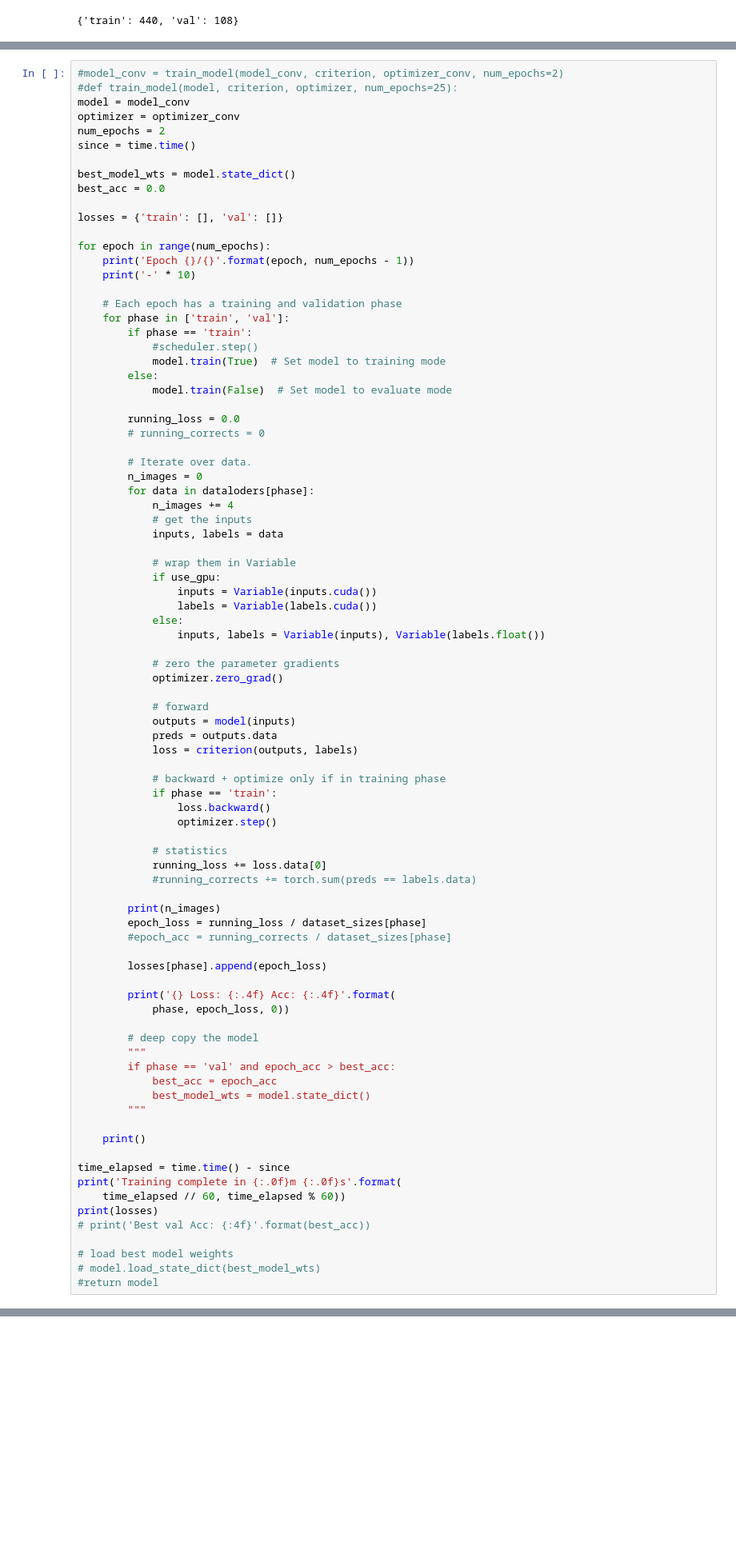
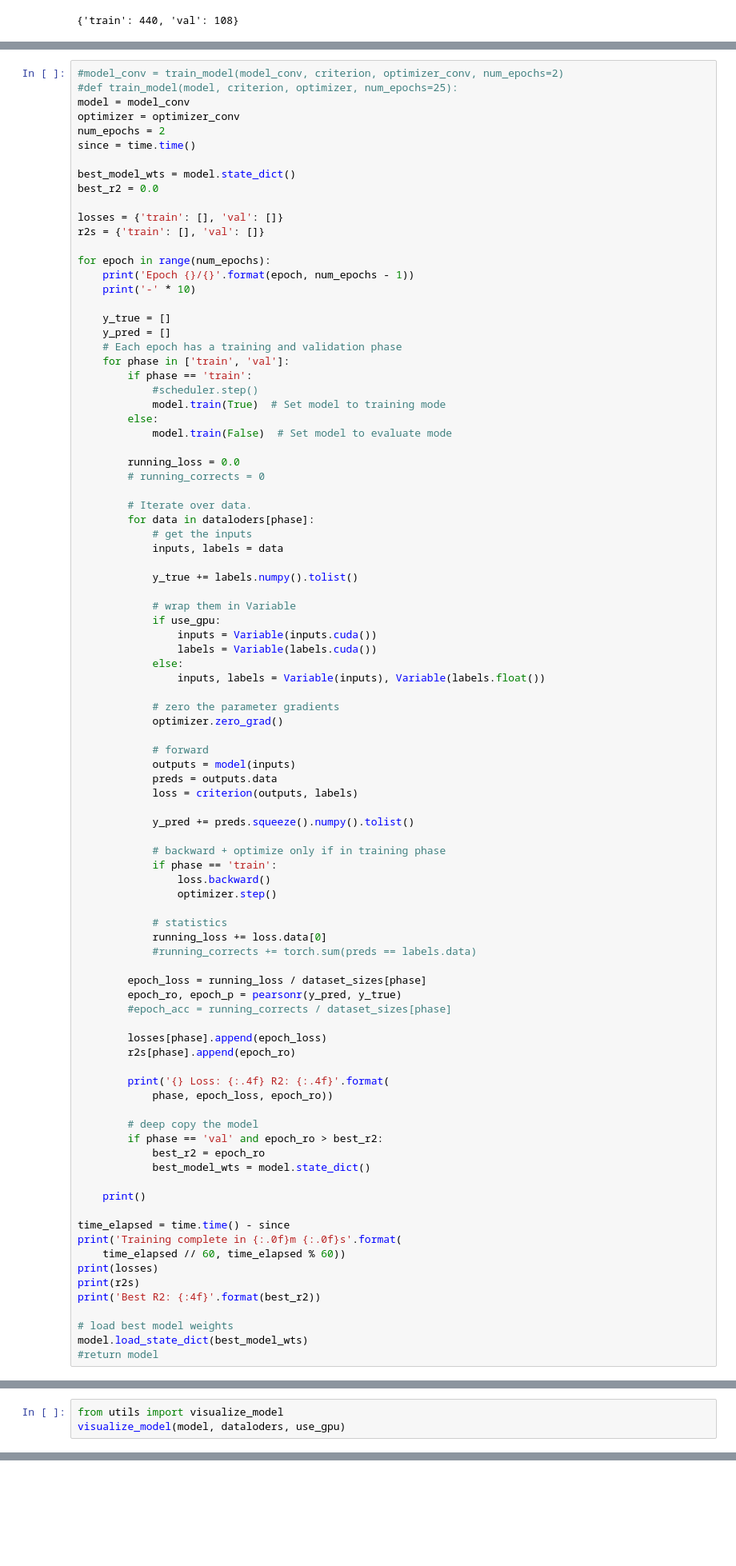
Before and after one commit to chrisyeh96/india-poverty, a Jupyter notebook: pytorch/transfer_learning.ipynb, the cells around one changed output, grey strips where cells are left out. Shown: that part at 80% size. Drawn from its saved outputs; the diff is of its cells as text; blank space fills up the shorter version.

```diff
--- a/pytorch/transfer_learning.ipynb
+++ b/pytorch/transfer_learning.ipynb
@@ -225,14 +244,17 @@ num_epochs = 2
 since = time.time()
 
 best_model_wts = model.state_dict()
-best_acc = 0.0
+best_r2 = 0.0
 
 losses = {'train': [], 'val': []}
+r2s = {'train': [], 'val': []}
 
 for epoch in range(num_epochs):
     print('Epoch {}/{}'.format(epoch, num_epochs - 1))
     print('-' * 10)
 
+    y_true = []
+    y_pred = []
     # Each epoch has a training and validation phase
     for phase in ['train', 'val']:
         if phase == 'train':
@@ -245,11 +267,11 @@ for epoch in range(num_epochs):
         # running_corrects = 0
 
         # Iterate over data.
-        n_images = 0
         for data in dataloders[phase]:
-            n_images += 4
             # get the inputs
             inputs, labels = data
+
+            y_true += labels.numpy().tolist()
 
             # wrap them in Variable
             if use_gpu:
@@ -266,6 +288,8 @@ for epoch in range(num_epochs):
             preds = outputs.data
             loss = criterion(outputs, labels)
 
+            y_pred += preds.squeeze().numpy().tolist()
+
             # backward + optimize only if in training phase
             if phase == 'train':
                 loss.backward()
@@ -275,21 +299,20 @@ for epoch in range(num_epochs):
             running_loss += loss.data[0]
             #running_corrects += torch.sum(preds == labels.data)
 
-        print(n_images)
         epoch_loss = running_loss / dataset_sizes[phase]
+        epoch_ro, epoch_p = pearsonr(y_pred, y_true)
         #epoch_acc = running_corrects / dataset_sizes[phase]
 
         losses[phase].append(epoch_loss)
+        r2s[phase].append(epoch_ro)
 
-        print('{} Loss: {:.4f} Acc: {:.4f}'.format(
-            phase, epoch_loss, 0))
+        print('{} Loss: {:.4f} R2: {:.4f}'.format(
+            phase, epoch_loss, epoch_ro))
 
         # deep copy the model
-        """
-        if phase == 'val' and epoch_acc > best_acc:
-            best_acc = epoch_acc
+        if phase == 'val' and epoch_ro > best_r2:
+            best_r2 = epoch_ro
             best_model_wts = model.state_dict()
-        """
 
     print()
 
@@ -297,10 +320,11 @@ time_elapsed = time.time() - since
 print('Training complete in {:.0f}m {:.0f}s'.format(
     time_elapsed // 60, time_elapsed % 60))
 print(losses)
-# print('Best val Acc: {:4f}'.format(best_acc))
+print(r2s)
+print('Best R2: {:4f}'.format(best_r2))
 
 # load best model weights
-# model.load_state_dict(best_model_wts)
+model.load_state_dict(best_model_wts)
 #return model
 # %% [output]
 Epoch 0/1
@@ -321,0 +344,4 @@ Training complete in 1m 27s
+# %%
+from utils import visualize_model
+visualize_model(model, dataloders, use_gpu)
+# %% [output]
@@ -321,0 +349 @@ Training complete in 1m 27s
+[figure, added]
```
Also changed, not shown: parts of 6 cells of this notebook, 2 other files.
